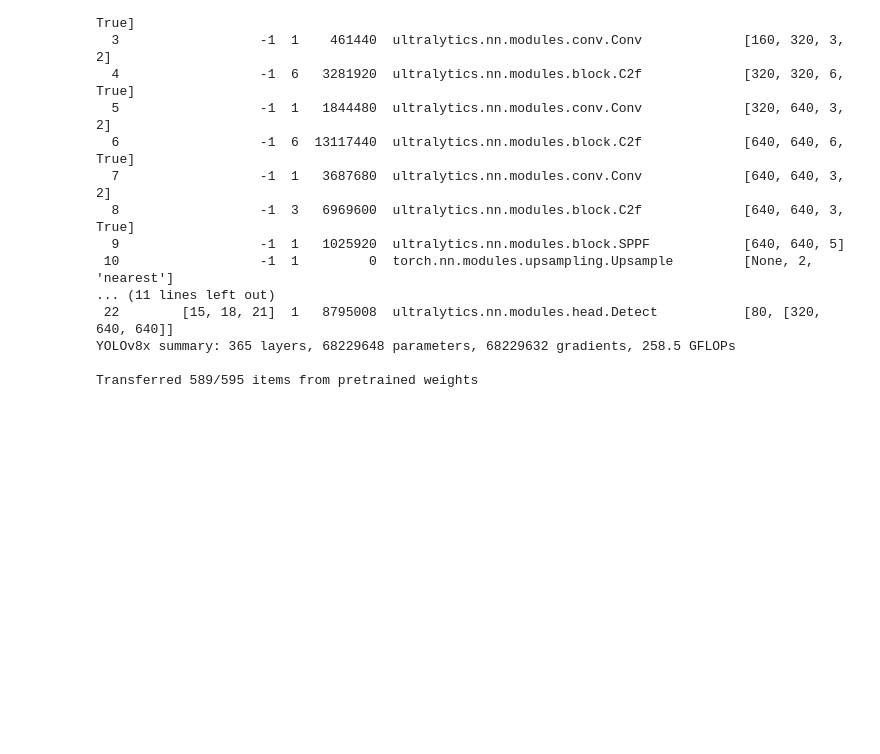
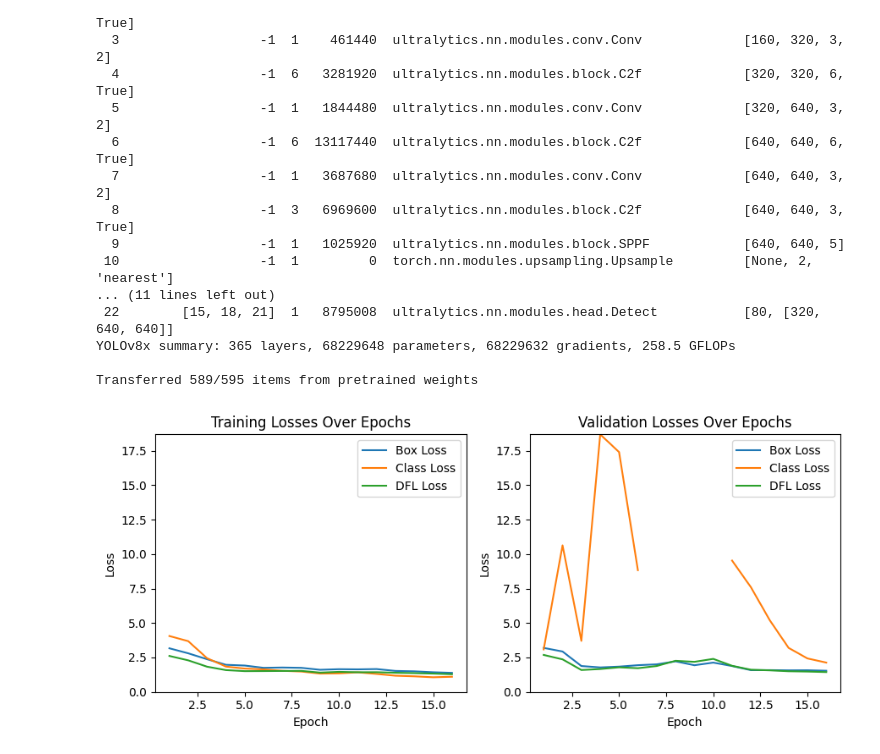
Before and after one commit to Niklas-Mezynski/fontys-dasc2-data-challenge-project, a Jupyter notebook: Menu_Card_Transformation/main.ipynb, the cells around one changed output. Saved outputs shown, nothing was run; the diff lists cells and outputs as text; code cells hidden in the pictures; blank space fills up the shorter version.

Commit message:
Add more analysis functions for training evaluation

```diff
--- a/Menu_Card_Transformation/main.ipynb
+++ b/Menu_Card_Transformation/main.ipynb
@@ -606,3 +620,52 @@ for idx, random_index in enumerate(random_indices, start=1):
     plt.title("Actual Bounding Boxes")
 
 plt.show()
+# %%
+def plot_training_process(train_results_csv_path):
+    # Load CSV into a DataFrame
+    df = pd.read_csv(train_results_csv_path)
+    df.rename(columns=lambda x: x.strip(), inplace=True)
+
+    # Cast val/cls_loss to a float64
+    df["val/cls_loss"] = df["val/cls_loss"].astype("float64")
+
+    # Plot training and validation losses
+    plt.figure(figsize=(9, 4))
+
+    # Find the max of the 3 validation losses
+    max_val_loss = df[["val/box_loss", "val/cls_loss", "val/dfl_loss"]].max(axis=1)
+    # Get the max value of the max_val_loss that is not inf
+    max_val_loss = max_val_loss[max_val_loss != np.inf].max()
+
+
+    # Training losses
+    plt.subplot(1, 2, 1)
+    plt.plot(df["epoch"], df["train/box_loss"], label="Box Loss")
+    plt.plot(df["epoch"], df["train/cls_loss"], label="Class Loss")
+    plt.plot(df["epoch"], df["train/dfl_loss"], label="DFL Loss")
+    plt.title("Training Losses Over Epochs")
+    plt.xlabel("Epoch")
+    plt.ylabel("Loss")
+    # Range the Y-Axis from 0 to 6
+    plt.ylim(0, max_val_loss)
+    plt.legend()
+
+    # Validation losses
+    plt.subplot(1, 2, 2)
+    plt.plot(df["epoch"], df["val/box_loss"], label="Box Loss")
+    plt.plot(df["epoch"], df["val/cls_loss"], label="Class Loss")
+    plt.plot(df["epoch"], df["val/dfl_loss"], label="DFL Loss")
+    plt.title("Validation Losses Over Epochs")
+    plt.xlabel("Epoch")
+    plt.ylabel("Loss")
+    plt.ylim(0, max_val_loss)
+
+    plt.legend()
+
+    plt.tight_layout()
+    plt.show()
+
+
+plot_training_process("./training_results/results_gs2_best_mAP50.csv")
+# %% [output]
+[figure, added]
```
Also changed, not shown: parts of 5 cells of this notebook, 2 other files.
